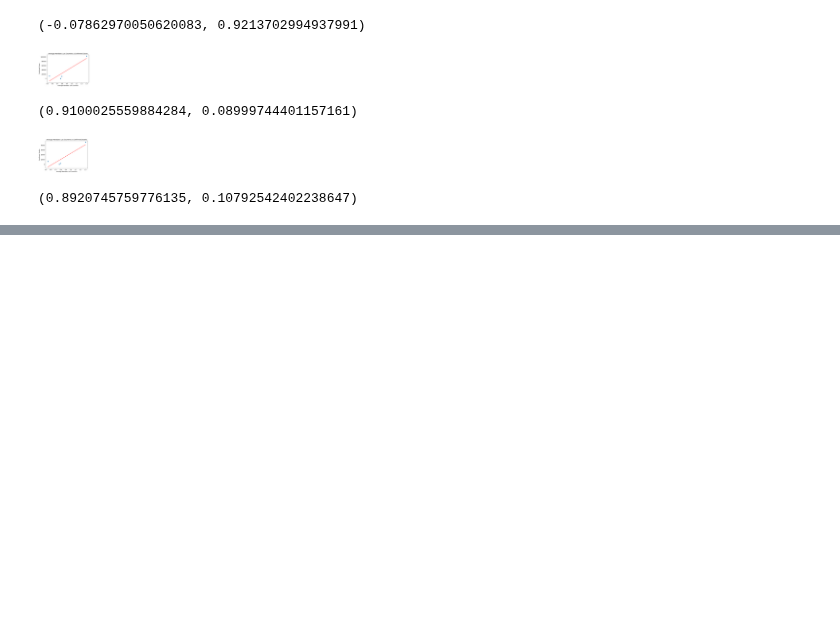
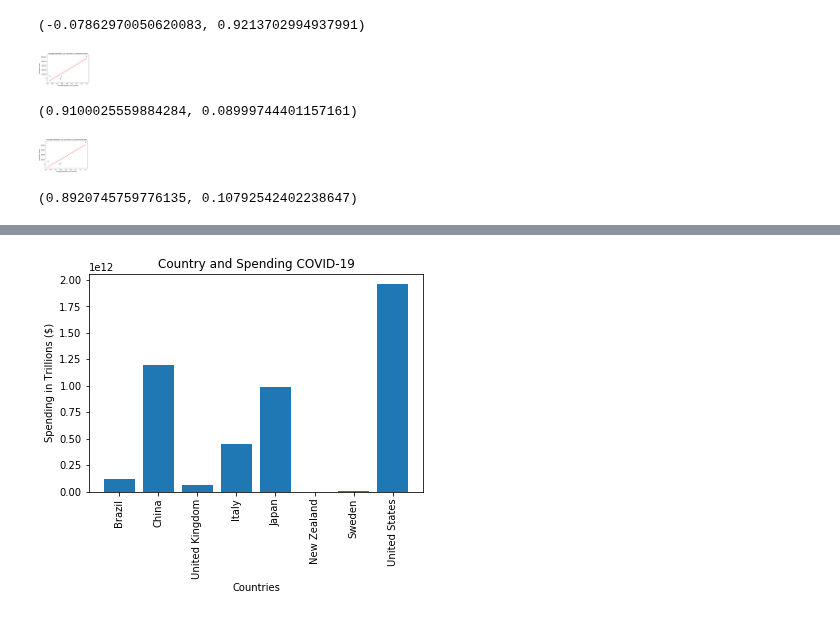
Before and after one commit to rejane-b/Project_1, a Jupyter notebook: Rankings.ipynb, the cells around one changed output, grey strips where cells are left out. Saved outputs shown, nothing was run; the diff lists cells and outputs as text; code cells hidden in the pictures; blank space fills up the shorter version.

```diff
--- a/Rankings.ipynb
+++ b/Rankings.ipynb
@@ -601,0 +613,3 @@ correlation
+# %%
+data['Date'] = pd.to_datetime(data['Date'], format='%Y%m%d')
+data.set_index('CountryName')
@@ -601,0 +660,4 @@ correlation
+# %%
+#narrow down to just economic mandates and additional spending e3
+df = data[['CountryName','Date','E1_Income_support','E3_Fiscal_measures','ConfirmedCases','ConfirmedDeaths']]
+df.head()
@@ -601,0 +671,2 @@ correlation
+# %%
+df.set_index('CountryName')
@@ -601,0 +688,9 @@ correlation
+# %%
+plt.bar(df['CountryName'],df['E3_Fiscal_measures'])
+plt.xticks(rotation='vertical')
+plt.title('Country and Spending COVID-19')
+plt.xlabel('Countries')
+plt.ylabel('Spending in Trillions ($)')
+plt.show()
+# %% [output]
+[figure, added]
```
Also changed, not shown: parts of 20 cells of this notebook, 1 other file.
